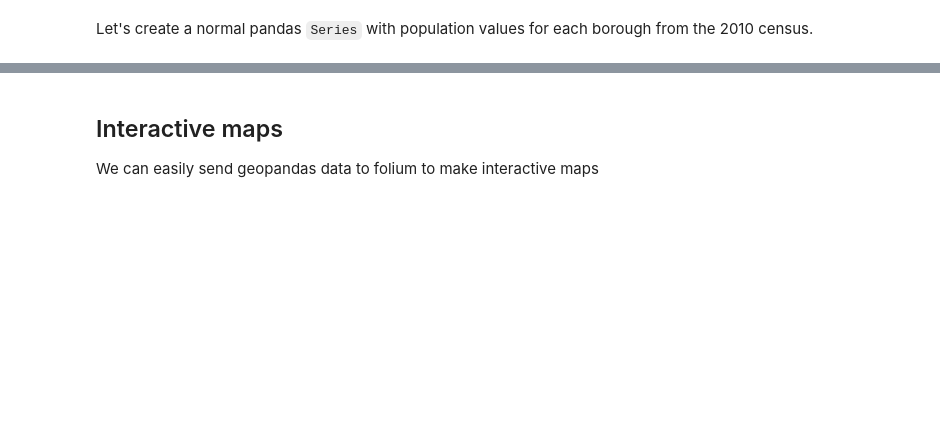
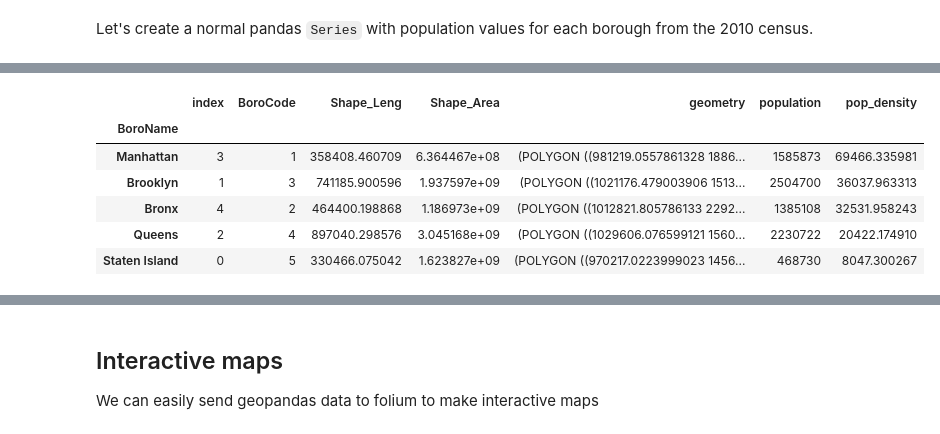
Before and after one commit to shafikamoni/ce599, a Jupyter notebook: 10-Spatial Analysis/spatial analysis.ipynb, the cells around one changed output, grey strips where cells are left out. Drawn from its saved outputs; the diff is of its cells as text; code cells hidden in the pictures; blank space fills up the shorter version.

```diff
--- a/10-Spatial Analysis/spatial analysis.ipynb
+++ b/10-Spatial Analysis/spatial analysis.ipynb
@@ -76,7 +141,15 @@ boros
 # %%
 # calculate the population density in people per square mile
 boros['pop_density'] = boros['population'] / boros.geometry.area * 5280 ** 2
-boros.sort(columns='pop_density', ascending=False)
+boros.sort_values(by='pop_density', ascending=False)
+# %% [output]
+|  | index | BoroCode | Shape_Leng | Shape_Area | geometry | population | pop_density |
+| BoroName |  |  |  |  |  |  |  |
+| Manhattan | 3 | 1 | 358408.460709 | 6.364467e+08 | (POLYGON ((981219.0557861328 1886... | 1585873 | 69466.335981 |
+| Brooklyn | 1 | 3 | 741185.900596 | 1.937597e+09 | (POLYGON ((1021176.479003906 1513... | 2504700 | 36037.963313 |
+| Bronx | 4 | 2 | 464400.198868 | 1.186973e+09 | (POLYGON ((1012821.805786133 2292... | 1385108 | 32531.958243 |
+| Queens | 2 | 4 | 897040.298576 | 3.045168e+09 | (POLYGON ((1029606.076599121 1560... | 2230722 | 20422.174910 |
+| Staten Island | 0 | 5 | 330466.075042 | 1.623827e+09 | (POLYGON ((970217.0223999023 1456... | 468730 | 8047.300267 |
 # %%
 # if we specify a column name, we can make a chloropleth
 #Chloropleth maps are maps where the color of each shape is based on the value of an associated variable.
```
Also changed, not shown: parts of 13 cells of this notebook, 12 other files.
